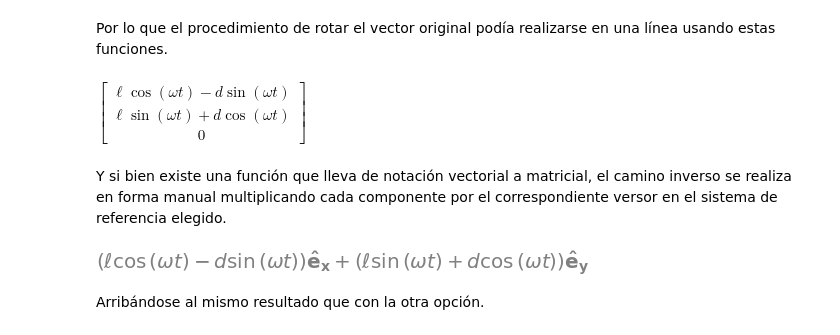
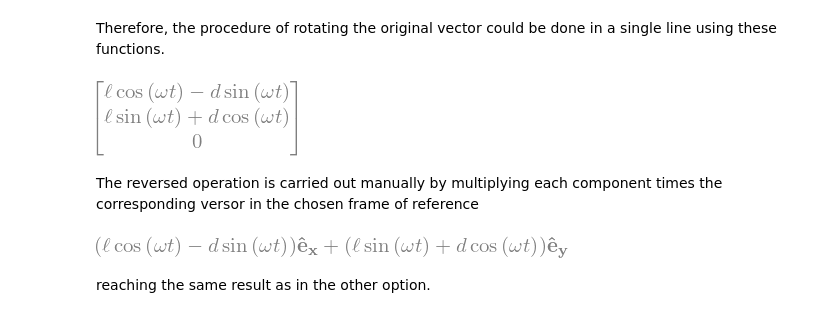
Before and after one commit to unlam/ComputationalAnalyticalMechanics, a Jupyter notebook: 03EulerLagrange/rotatingParts.ipynb, the cells around one changed output. Cells and saved outputs as stored; diff of their text form; code cells hidden in the pictures.

```diff
--- a/03EulerLagrange/rotatingParts.ipynb
+++ b/03EulerLagrange/rotatingParts.ipynb
@@ -57,4 +57,4 @@ Si en $t=0$ la parte de la T de longitud $l$ coincide con la horizontal, y está
 # %%
-partícula_r = l* e.x + d* e.y
-partícula_r
+particle_r = l* e.x + d* e.y
+particle_r
 # %% [output]
@@ -99,16 +99,16 @@ $\displaystyle \left[\begin{matrix}\cos{\left(\omega t \right)} & - \sin{\left(\
 # %% [markdown]
-Por lo que el procedimiento de rotar el vector original podía realizarse en una línea usando estas funciones.
+Therefore, the procedure of rotating the original vector could be done in a single line using these functions.
 # %%
-rotada = sm.rot_axis3(- omega* t)* partícula_r.to_matrix(e)
-rotada
+rotated = sm.rot_axis3(- omega* t)* particle_r.to_matrix(e)
+rotated
 # %% [output]
-$\displaystyle \left[\begin{matrix}\ell \cos{\left(\omega t \right)} - d \sin{\left(\omega t \right)}\\\ell \sin{\left(\omega t \right)} + d \cos{\left(\omega t \right)}\\0\end{matrix}\right]$
+[figure, added]
 # %% [markdown]
-Y si bien existe una función que lleva de notación vectorial a matricial, el camino inverso se realiza en forma manual multiplicando cada componente por el correspondiente versor en el sistema de referencia elegido.
+The reversed operation is carried out manually by multiplying each component times the corresponding versor in the chosen frame of reference
 # %%
-rotada_vector = rotada[0]* e.x+ rotada[1]* e.y+ rotada[2]* e.z
-rotada_vector
+rotated_vector = rotated[0]* e.x+ rotated[1]* e.y+ rotated[2]* e.z
+rotated_vector
 # %% [output]
-[figure, old version]
+[figure, new version]
 # %% [markdown]
-Arribándose al mismo resultado que con la otra opción.
+reaching the same result as in the other option.
```
Also changed, not shown: parts of 24 cells of this notebook, 10 other files.
